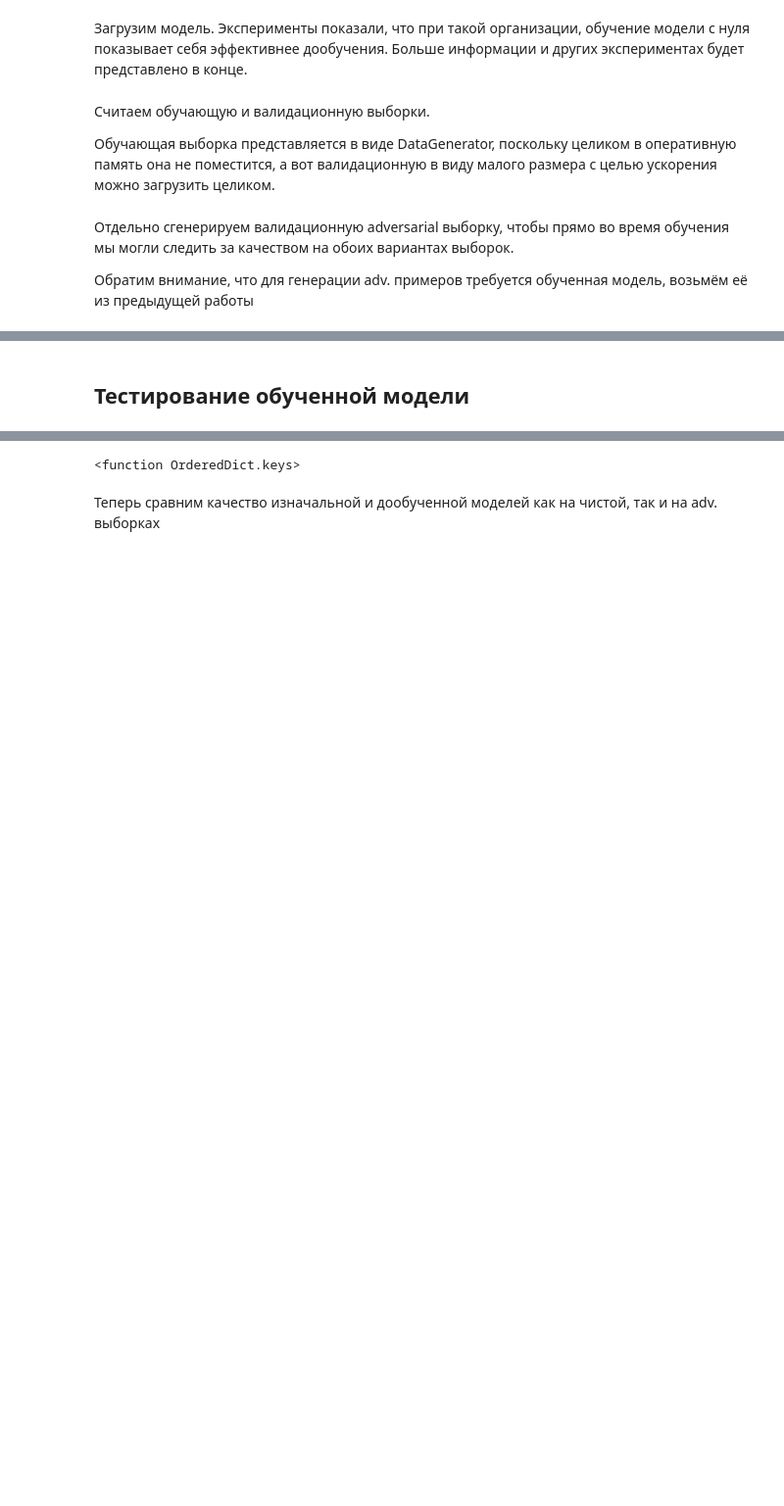
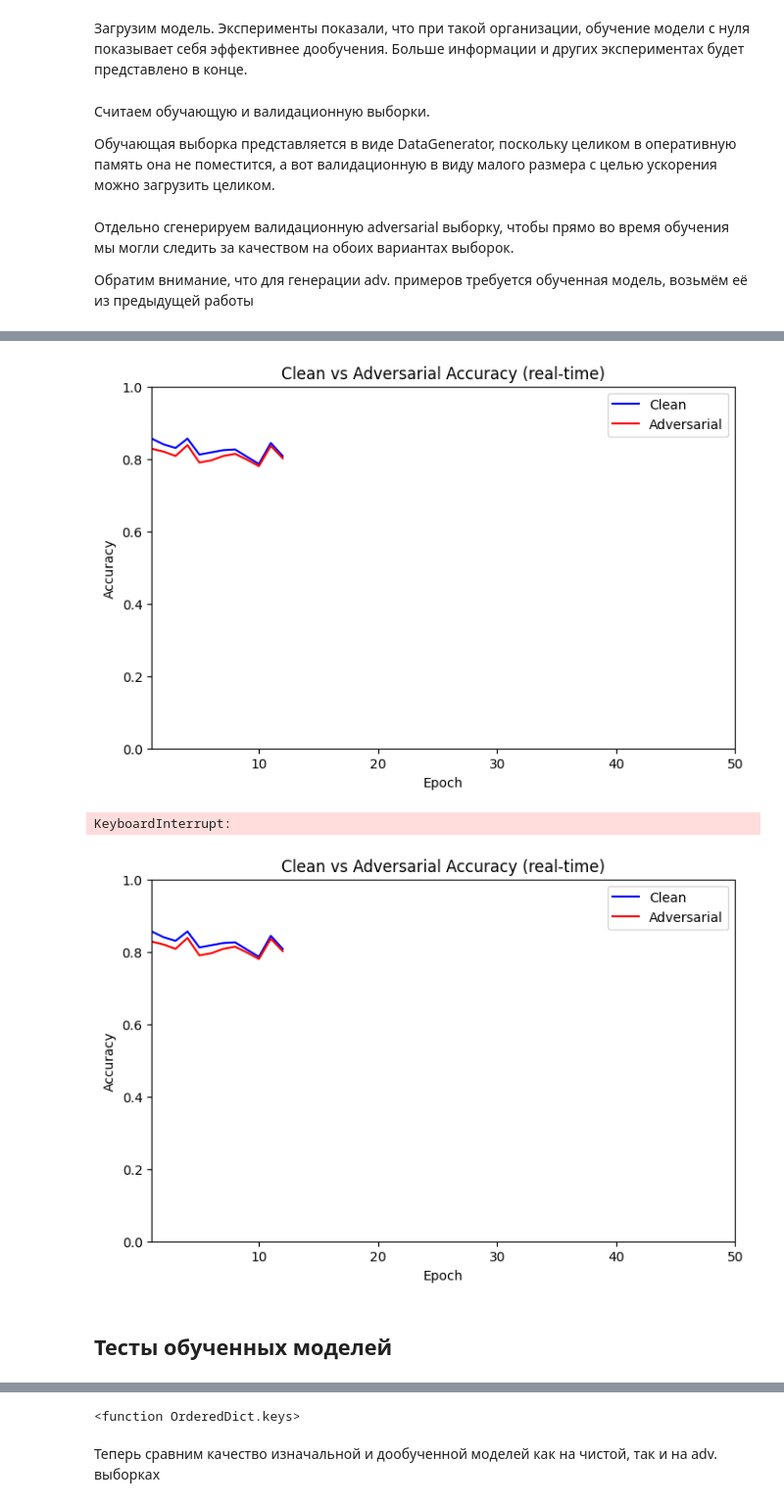
Before and after one commit to Bosbobos/AdversarialML, a Jupyter notebook: AdversarialProtection.ipynb, the cells around one changed output, grey strips where cells are left out. Shown at 98% size. Saved outputs shown, nothing was run; the diff lists cells and outputs as text; code cells hidden in the pictures; blank space fills up the shorter version.

Commit message:
Обучил нормальные модели

```diff
--- a/AdversarialProtection.ipynb
+++ b/AdversarialProtection.ipynb
@@ -227,2 +226,65 @@ KeyboardInterrupt:
+# %%
+from tqdm import tqdm
+from IPython.core.display_functions import clear_output
+from matplotlib import pyplot as plt
+from art.defences.trainer import AdversarialTrainer, AdversarialTrainerTRADESPyTorch
+from art.attacks.evasion import FastGradientMethod
+
+attack = FastGradientMethod(
+    estimator=classifier,
+    eps=EPS,
+    norm=np.inf
+)
+
+adv_trainer = AdversarialTrainerTRADESPyTorch(
+    classifier=classifier,
+    attack=attack,
+    beta=6
+)
+EPOCHS = 50
+fig, ax = plt.subplots(figsize=(8, 5))
+ax.set_xlim(1, EPOCHS)
+ax.set_ylim(0, 1)
+ax.set_xlabel('Epoch')
+ax.set_ylabel('Accuracy')
+ax.set_title('Clean vs Adversarial Accuracy (real-time)')
+line_clean, = ax.plot([], [], label='Clean', color='blue')
+line_adv,   = ax.plot([], [], label='Adversarial', color='red')
+ax.legend()
+display(fig)
+
+clean_accs = []
+adv_accs = []
+
+best_f = 0.0
+for epoch in tqdm(range(1, EPOCHS + 1), desc='Epochs'):
+    adv_trainer.fit_generator(train_gen, nb_epochs=1)
+
+    preds_clean = adv_trainer.predict(val_x)
+    acc_clean = np.mean(np.argmax(preds_clean, axis=1) == val_y)
+    preds_adv = adv_trainer.predict(x_adv)
+    acc_adv = np.mean(np.argmax(preds_adv, axis=1) == val_y)
+
+    F = 2 * acc_clean * acc_adv / (acc_clean + acc_adv)
+    display(f'[EPOCH {epoch}] Clean_acc: {acc_clean:.2f}. Adv_acc: {acc_adv:.2f}. F: {F:.2f}')
+    if F >= best_f:
+        rob_clas = adv_trainer.get_classifier()
+        rob_clas.save('best_trades_fgsm_beta6_eps8.pt', 'models')
+
+    x_epochs = list(range(1, epoch + 1))
+    clean_accs.append(acc_clean)
+    adv_accs.append(acc_adv)
+    line_clean.set_data(x_epochs, clean_accs)
+    line_adv.set_data(x_epochs, adv_accs)
+
+    clear_output()
+    display(fig)
+
+robust_classifier = adv_trainer.get_classifier()
+robust_classifier.save('trades_fgsm_beta6_eps8.pt', 'models')
+# %% [output]
+[figure, added]
+KeyboardInterrupt:
+[figure, added]
 # %% [markdown]
-## Тестирование обученной модели
+## Тесты обученных моделей
```
Also changed, not shown: parts of 15 cells of this notebook, 2 other files.
